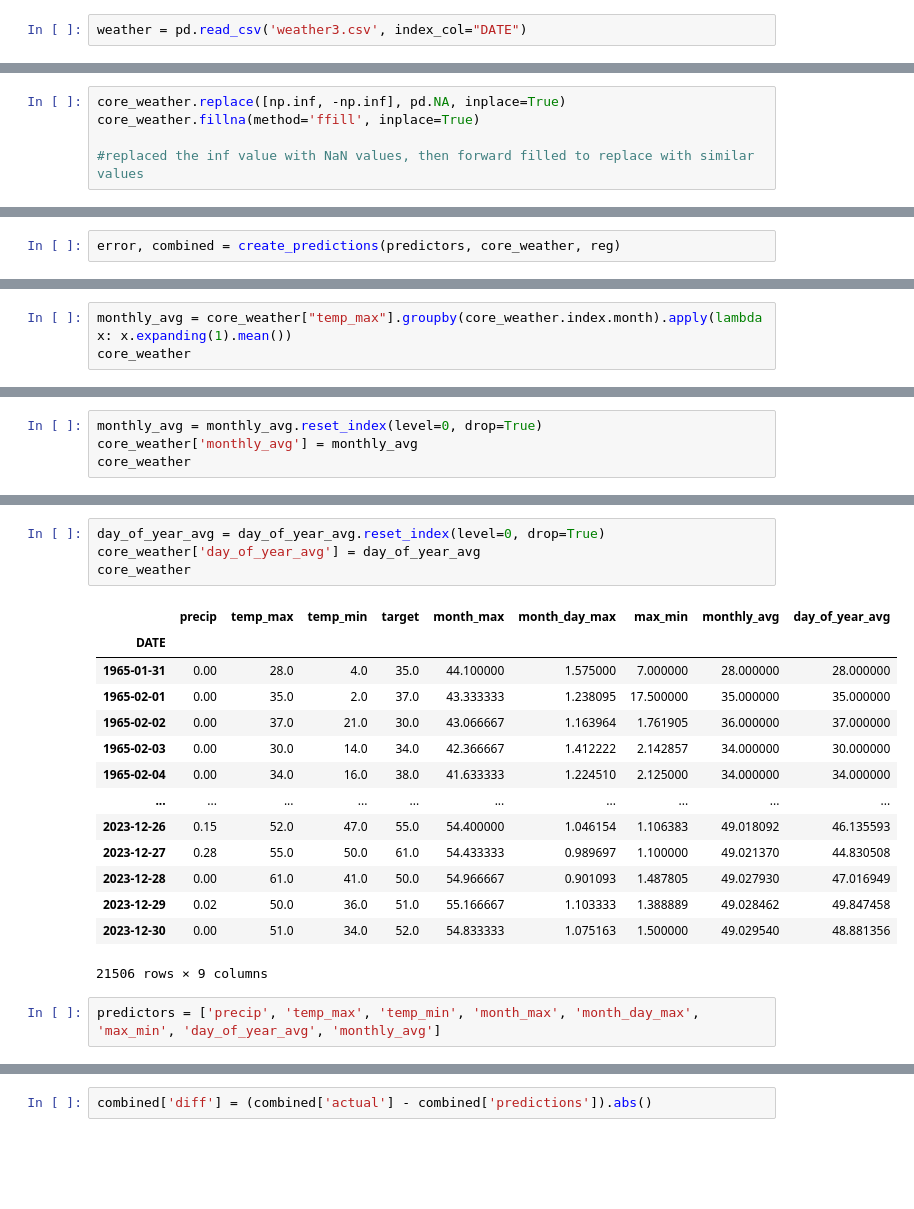
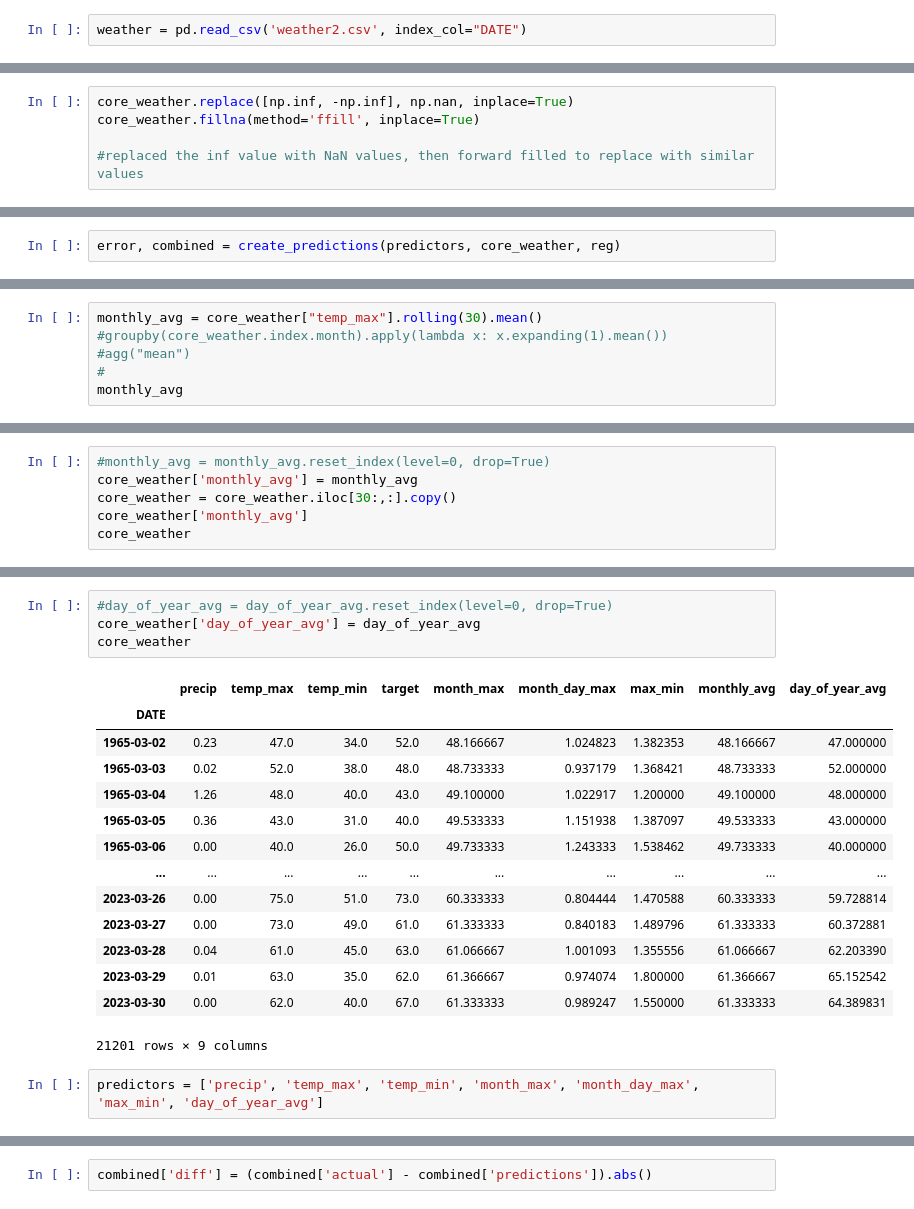
Before and after one commit to lburtle/My-Projects, a Jupyter notebook: Weather.ipynb, the cells around one changed output, grey strips where cells are left out. Saved outputs shown, nothing was run; the diff lists cells and outputs as text; blank space fills up the shorter version.

```diff
--- a/Weather.ipynb
+++ b/Weather.ipynb
@@ -1,7 +1,7 @@
 # %%
 import pandas as pd
 # %%
-weather = pd.read_csv('weather3.csv', index_col="DATE")
+weather = pd.read_csv('weather2.csv', index_col="DATE")
 # %%
 weather.loc["1965-01-01",:]
 # %% [output]
@@ -502,5 +510,5 @@ Name: max_min, Length: 21506, dtype: float64
 # %%
-core_weather.replace([np.inf, -np.inf], pd.NA, inplace=True)
+core_weather.replace([np.inf, -np.inf], np.nan, inplace=True)
 core_weather.fillna(method='ffill', inplace=True)
 
 #replaced the inf value with NaN values, then forward filled to replace with similar values
@@ -545,4 +557,7 @@ core_weather
 # %%
-monthly_avg = core_weather["temp_max"].groupby(core_weather.index.month).apply(lambda x: x.expanding(1).mean())
-core_weather
+monthly_avg = core_weather["temp_max"].rolling(30).mean()
+#groupby(core_weather.index.month).apply(lambda x: x.expanding(1).mean())
+#agg("mean")
+#
+monthly_avg
 # %% [output]
@@ -563,6 +577,8 @@ core_weather
 # %%
-monthly_avg = monthly_avg.reset_index(level=0, drop=True)
+#monthly_avg = monthly_avg.reset_index(level=0, drop=True)
 core_weather['monthly_avg'] = monthly_avg
+core_weather = core_weather.iloc[30:,:].copy()
+core_weather['monthly_avg']
 core_weather
 # %% [output]
 |  | precip | temp_max | temp_min | target | month_max | month_day_max | max_min | monthly_avg |
@@ -584,24 +609,24 @@ day_of_year_avg = core_weather['temp_max'].groupby(core_weather.index.day_of_yea
 # %%
-day_of_year_avg = day_of_year_avg.reset_index(level=0, drop=True)
+#day_of_year_avg = day_of_year_avg.reset_index(level=0, drop=True)
 core_weather['day_of_year_avg'] = day_of_year_avg
 core_weather
 # %% [output]
 |  | precip | temp_max | temp_min | target | month_max | month_day_max | max_min | monthly_avg | day_of_year_avg |
 | DATE |  |  |  |  |  |  |  |  |  |
-| 1965-01-31 | 0.00 | 28.0 | 4.0 | 35.0 | 44.100000 | 1.575000 | 7.000000 | 28.000000 | 28.000000 |
-| 1965-02-01 | 0.00 | 35.0 | 2.0 | 37.0 | 43.333333 | 1.238095 | 17.500000 | 35.000000 | 35.000000 |
-| 1965-02-02 | 0.00 | 37.0 | 21.0 | 30.0 | 43.066667 | 1.163964 | 1.761905 | 36.000000 | 37.000000 |
-| 1965-02-03 | 0.00 | 30.0 | 14.0 | 34.0 | 42.366667 | 1.412222 | 2.142857 | 34.000000 | 30.000000 |
-| 1965-02-04 | 0.00 | 34.0 | 16.0 | 38.0 | 41.633333 | 1.224510 | 2.125000 | 34.000000 | 34.000000 |
+| 1965-03-02 | 0.23 | 47.0 | 34.0 | 52.0 | 48.166667 | 1.024823 | 1.382353 | 48.166667 | 47.000000 |
+| 1965-03-03 | 0.02 | 52.0 | 38.0 | 48.0 | 48.733333 | 0.937179 | 1.368421 | 48.733333 | 52.000000 |
+| 1965-03-04 | 1.26 | 48.0 | 40.0 | 43.0 | 49.100000 | 1.022917 | 1.200000 | 49.100000 | 48.000000 |
+| 1965-03-05 | 0.36 | 43.0 | 31.0 | 40.0 | 49.533333 | 1.151938 | 1.387097 | 49.533333 | 43.000000 |
+| 1965-03-06 | 0.00 | 40.0 | 26.0 | 50.0 | 49.733333 | 1.243333 | 1.538462 | 49.733333 | 40.000000 |
 | ... | ... | ... | ... | ... | ... | ... | ... | ... | ... |
-| 2023-12-26 | 0.15 | 52.0 | 47.0 | 55.0 | 54.400000 | 1.046154 | 1.106383 | 49.018092 | 46.135593 |
-| 2023-12-27 | 0.28 | 55.0 | 50.0 | 61.0 | 54.433333 | 0.989697 | 1.100000 | 49.021370 | 44.830508 |
-| 2023-12-28 | 0.00 | 61.0 | 41.0 | 50.0 | 54.966667 | 0.901093 | 1.487805 | 49.027930 | 47.016949 |
-| 2023-12-29 | 0.02 | 50.0 | 36.0 | 51.0 | 55.166667 | 1.103333 | 1.388889 | 49.028462 | 49.847458 |
-| 2023-12-30 | 0.00 | 51.0 | 34.0 | 52.0 | 54.833333 | 1.075163 | 1.500000 | 49.029540 | 48.881356 |
+| 2023-03-26 | 0.00 | 75.0 | 51.0 | 73.0 | 60.333333 | 0.804444 | 1.470588 | 60.333333 | 59.728814 |
+| 2023-03-27 | 0.00 | 73.0 | 49.0 | 61.0 | 61.333333 | 0.840183 | 1.489796 | 61.333333 | 60.372881 |
+| 2023-03-28 | 0.04 | 61.0 | 45.0 | 63.0 | 61.066667 | 1.001093 | 1.355556 | 61.066667 | 62.203390 |
+| 2023-03-29 | 0.01 | 63.0 | 35.0 | 62.0 | 61.366667 | 0.974074 | 1.800000 | 61.366667 | 65.152542 |
+| 2023-03-30 | 0.00 | 62.0 | 40.0 | 67.0 | 61.333333 | 0.989247 | 1.550000 | 61.333333 | 64.389831 |
-21506 rows × 9 columns
+21201 rows × 9 columns
 # %%
-predictors = ['precip', 'temp_max', 'temp_min', 'month_max', 'month_day_max', 'max_min', 'day_of_year_avg', 'monthly_avg']
+predictors = ['precip', 'temp_max', 'temp_min', 'month_max', 'month_day_max', 'max_min', 'day_of_year_avg']
 # %%
 error, combined = create_predictions(predictors, core_weather, reg)
 error #lower error than before with new predictors
```
Also changed, not shown: parts of 38 cells of this notebook.
